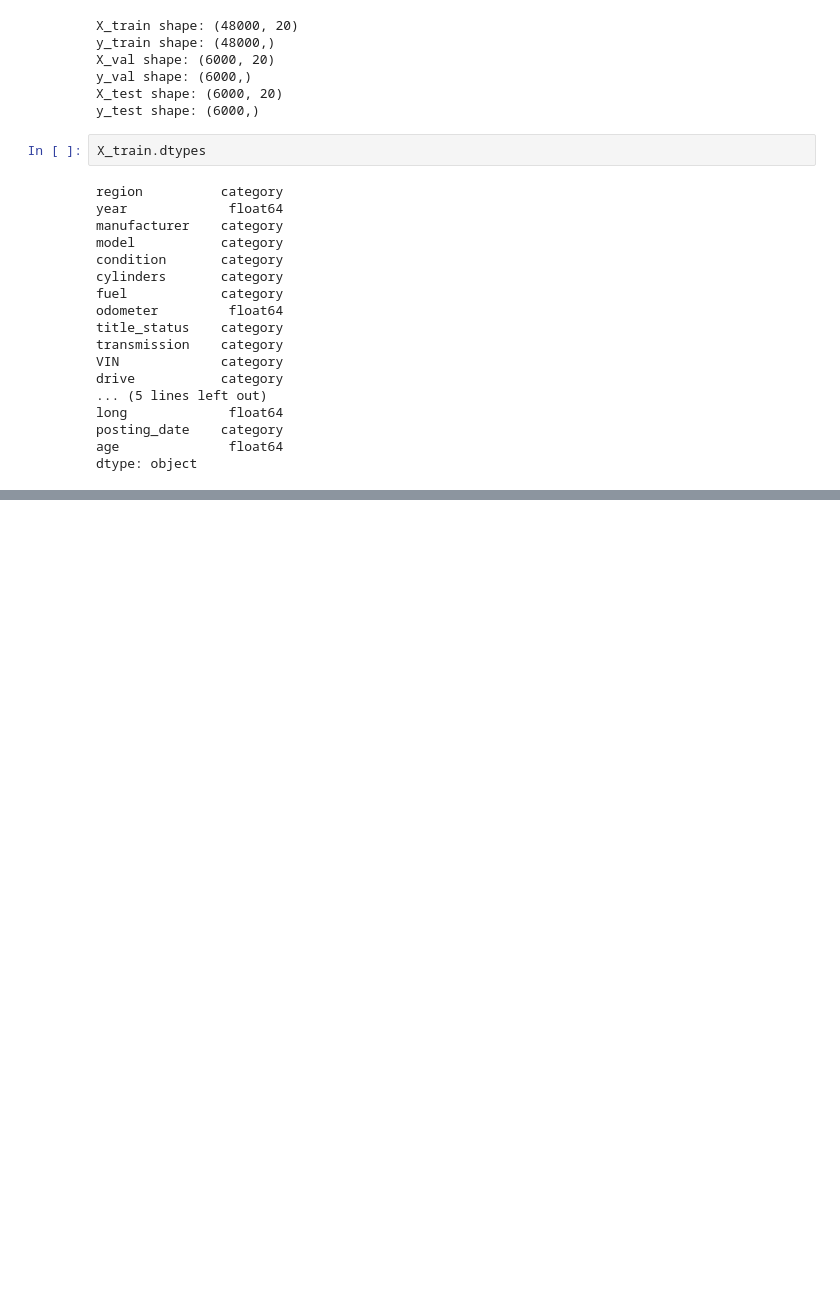
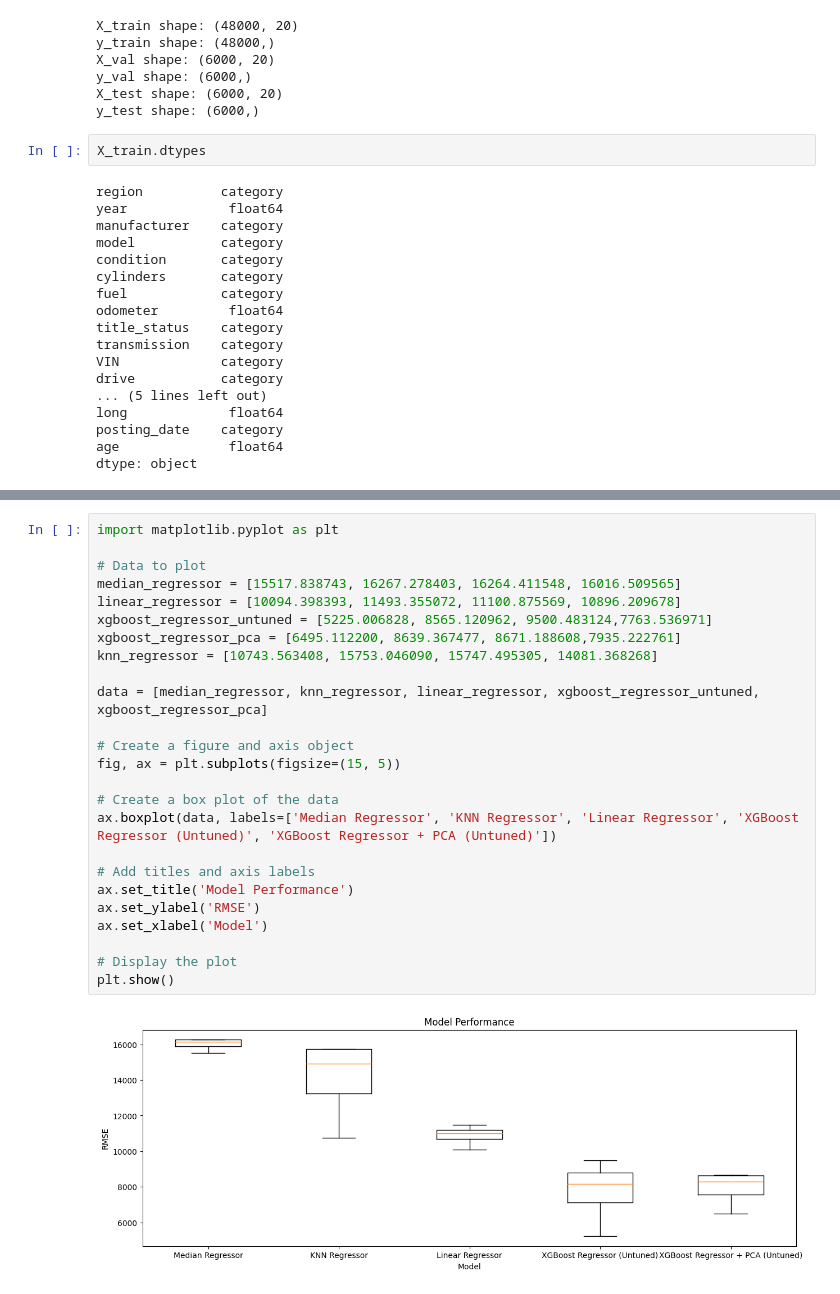
Before and after one commit to zaki1503/craigslistpriceprediction, a Jupyter notebook: DSC148FinalProjectNotebook.ipynb, the cells around one changed output, grey strips where cells are left out. Saved outputs shown, nothing was run; the diff lists cells and outputs as text; blank space fills up the shorter version.

```diff
--- a/DSC148FinalProjectNotebook.ipynb
+++ b/DSC148FinalProjectNotebook.ipynb
@@ -1121,0 +1127,27 @@ rmse_df['XGBoost Regressor'] = [avg_rmse_train, avg_rmse_val, avg_rmse_test, avg
+# %%
+import matplotlib.pyplot as plt
+
+# Data to plot
+median_regressor = [15517.838743, 16267.278403, 16264.411548, 16016.509565]
+linear_regressor = [10094.398393, 11493.355072, 11100.875569, 10896.209678]
+xgboost_regressor_untuned = [5225.006828, 8565.120962, 9500.483124,7763.536971]
+xgboost_regressor_pca = [6495.112200, 8639.367477, 8671.188608,7935.222761]
+knn_regressor = [10743.563408, 15753.046090, 15747.495305, 14081.368268]
+
+data = [median_regressor, knn_regressor, linear_regressor, xgboost_regressor_untuned, xgboost_regressor_pca]
+
+# Create a figure and axis object
+fig, ax = plt.subplots(figsize=(15, 5))
+
+# Create a box plot of the data
+ax.boxplot(data, labels=['Median Regressor', 'KNN Regressor', 'Linear Regressor', 'XGBoost Regressor (Untuned)', 'XGBoost Regressor + PCA (Untuned)'])
+
+# Add titles and axis labels
+ax.set_title('Model Performance')
+ax.set_ylabel('RMSE')
+ax.set_xlabel('Model')
+
+# Display the plot
+plt.show()
+# %% [output]
+[figure, added]
```
Also changed, not shown: parts of 25 cells of this notebook.
